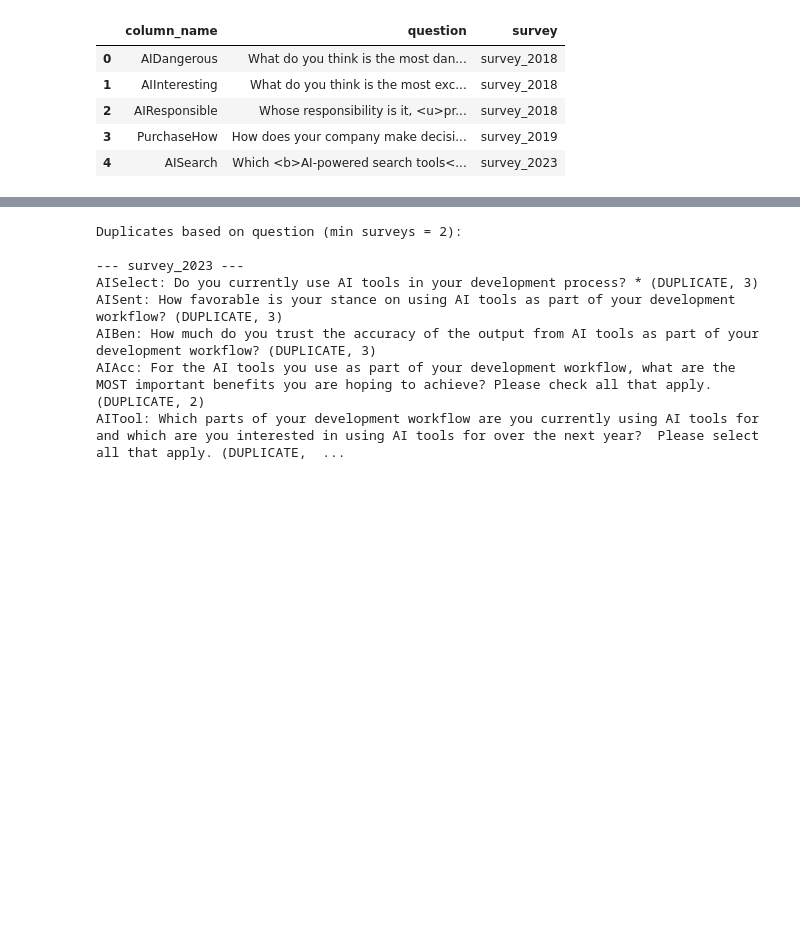
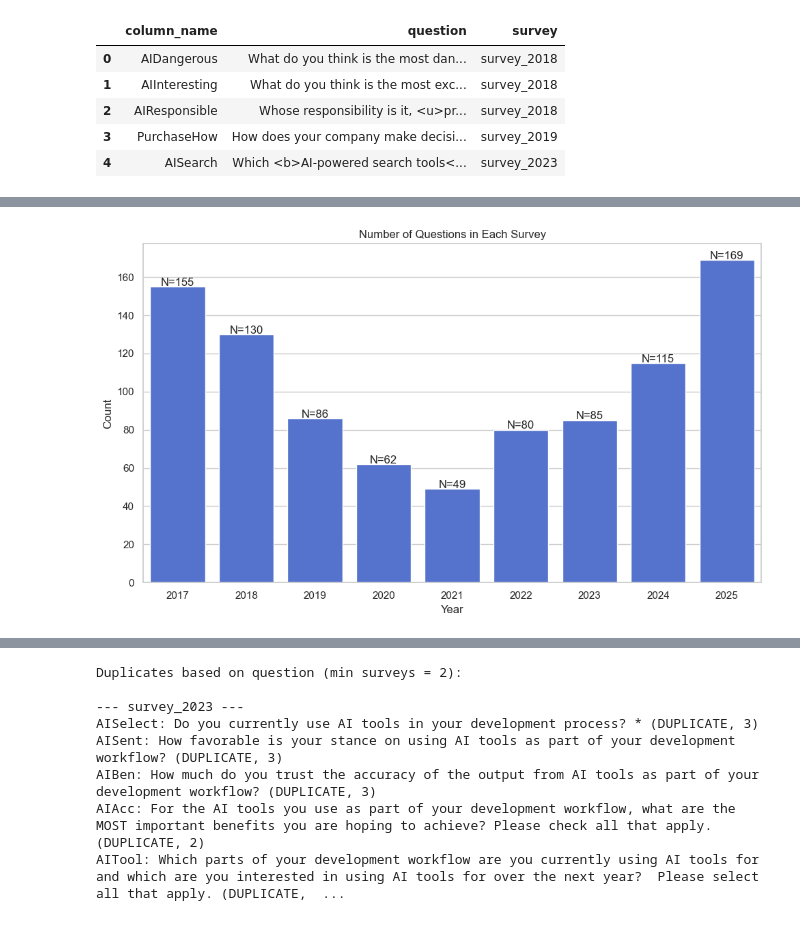
Before and after one commit to UUJI17D/StackoverflowSurvey_UpskillingProject, a Jupyter notebook: Project.ipynb, the cells around one changed output, grey strips where cells are left out. Drawn from its saved outputs; the diff is of its cells as text; code cells hidden in the pictures; blank space fills up the shorter version.

```diff
--- a/Project.ipynb
+++ b/Project.ipynb
@@ -560,0 +602,25 @@ df_matches.head()
+# %%
+# Count the number of columns in each survey DataFrame
+survey_column_counts = {key: df.shape[1] for key, df in survey_dfs.items()}
+
+# Extract years and counts
+years = [key.split('_')[1] for key in survey_column_counts.keys()]
+column_counts = list(survey_column_counts.values())
+
+# Create the barplot
+plt.figure(figsize=(10, 6))
+sns.barplot(x=years, y=column_counts, color='royalblue')
+
+# Annotate each bar with the column count
+for i, count in enumerate(column_counts):
+    plt.text(i, count + 0.5, f"N={int(count)}", ha='center')
+
+# Add labels and title
+plt.xlabel("Year")
+plt.ylabel("Count")
+plt.title("Number of Questions in Each Survey")
+
+plt.tight_layout()
+plt.show()
+# %% [output]
+[figure, added]
```
Also changed, not shown: parts of 13 cells of this notebook.
